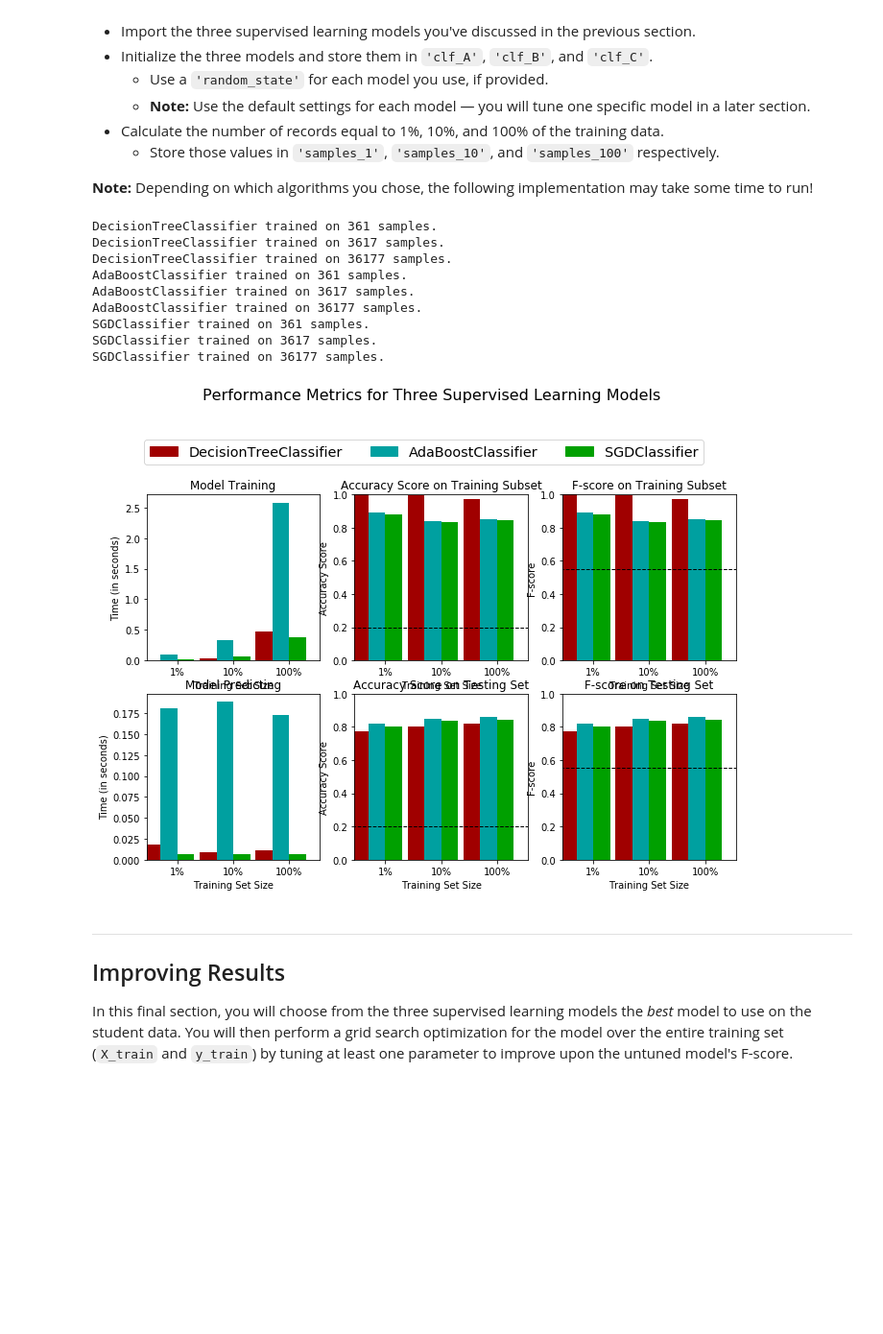
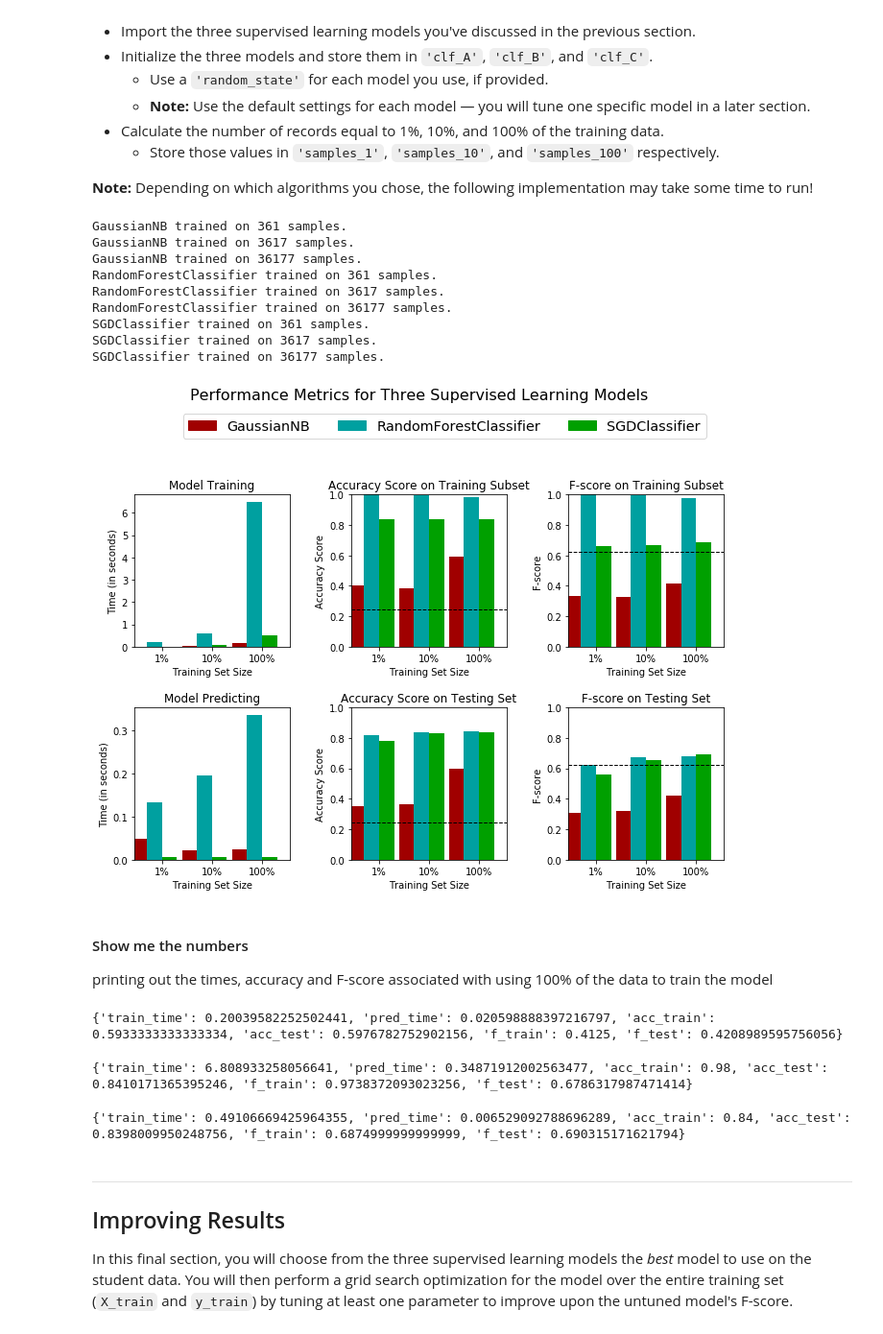
Before and after one commit to scpfoster/ML_Project1_SupervisedLearning, a Jupyter notebook: finding_donors.ipynb, the cells around one changed output. Shown at 96% size. Saved outputs shown, nothing was run; the diff lists cells and outputs as text; code cells hidden in the pictures; blank space fills up the shorter version.

```diff
--- a/finding_donors.ipynb
+++ b/finding_donors.ipynb
@@ -319,12 +319,12 @@ FN = 0 # No predicted negatives in the naive case
 '''
 
 TP = np.sum(income)
-FP = income.count()
+FP = income.count() - TP
 TN = 0
 FN = 0
 
 # TODO: Calculate accuracy, precision and recall
-accuracy = TP/(TP + FP + TN + FN)
+accuracy = (TP + TN)/(TP + FP + TN + FN)
 recall = TP/(TP + FP)
 precision = TP/(TP + FN)
 
@@ -615,10 +629,10 @@ def train_predict(learner, sample_size, X_train, y_train, X_test, y_test):
     results['acc_test'] = accuracy_score(y_test, predictions_test)
 
     # TODO: Compute F-score on the the first 300 training samples using fbeta_score()
-    results['f_train'] = fbeta_score(y_train[:300], predictions_train, beta=0.5, average='micro')
+    results['f_train'] = fbeta_score(y_train[:300], predictions_train, beta=0.5)
 
     # TODO: Compute F-score on the test set which is y_test
-    results['f_test'] = fbeta_score(y_test, predictions_test, beta=0.5, average='micro')
+    results['f_test'] = fbeta_score(y_test, predictions_test, beta=0.5)
 
     # Success
     print("{} trained on {} samples.".format(learner.__class__.__name__, sample_size))
@@ -638,49 +652,65 @@ In the code cell, you will need to implement the following:
 **Note:** Depending on which algorithms you chose, the following implementation may take some time to run!
 # %%
 # TODO: Import the three supervised learning models from sklearn
-from sklearn.tree import DecisionTreeClassifier
-from sklearn.ensemble import AdaBoostClassifier
-from sklearn.linear_model import LogisticRegression
+
+from sklearn.naive_bayes import GaussianNB
+from sklearn.ensemble import RandomForestClassifier
 from sklearn.linear_model import SGDClassifier
 
 # TODO: Initialize the three models
-clf_A = DecisionTreeClassifier()
-clf_B = AdaBoostClassifier()
-#clf_C = LogisticRegression(solver = 'sag')
+
+clf_A = GaussianNB()
+clf_B = RandomForestClassifier()
 clf_C = SGDClassifier()
 
 # TODO: Calculate the number of samples for 1%, 10%, and 100% of the training data
 # HINT: samples_100 is the entire training set i.e. len(y_train)
 # HINT: samples_10 is 10% of samples_100 (ensure to set the count of the values to be `int` and not `float`)
 # HINT: samples_1 is 1% of samples_100 (ensure to set the count of the values to be `int` and not `float`)
 samples_100 = len(y_train.index)
 samples_10 = int(0.1*samples_100)
 samples_1 = int(0.01*samples_100)
 
 # Collect results on the learners
 results = {}
 model_list = [clf_A, clf_B, clf_C]
 #model_list = [clf_C]
 for clf in model_list:
     clf_name = clf.__class__.__name__
     results[clf_name] = {}
     for i, samples in enumerate([samples_1, samples_10, samples_100]):
         results[clf_name][i] = \
         train_predict(clf, samples, X_train, y_train, X_test, y_test)
 
 # Run metrics visualization for the three supervised learning models chosen
 vs.evaluate(results, accuracy, fscore)
 # %% [output]
-DecisionTreeClassifier trained on 361 samples.
-DecisionTreeClassifier trained on 3617 samples.
-DecisionTreeClassifier trained on 36177 samples.
-AdaBoostClassifier trained on 361 samples.
-AdaBoostClassifier trained on 3617 samples.
-AdaBoostClassifier trained on 36177 samples.
+GaussianNB trained on 361 samples.
+GaussianNB trained on 3617 samples.
+GaussianNB trained on 36177 samples.
+RandomForestClassifier trained on 361 samples.
+RandomForestClassifier trained on 3617 samples.
+RandomForestClassifier trained on 36177 samples.
 SGDClassifier trained on 361 samples.
 SGDClassifier trained on 3617 samples.
 SGDClassifier trained on 36177 samples.
-[figure, old version]
+[figure, new version]
+# %% [markdown]
+#### Show me the numbers
+
+printing out the times, accuracy and F-score associated with using 100% of the data to train the model
+# %%
+print(results['GaussianNB'][2])
+# %% [output]
+{'train_time': 0.20039582252502441, 'pred_time': 0.020598888397216797, 'acc_train': 0.5933333333333334, 'acc_test': 0.5976782752902156, 'f_train': 0.4125, 'f_test': 0.4208989595756056}
+# %%
+print(results['RandomForestClassifier'][2])
+# %% [output]
+{'train_time': 6.808933258056641, 'pred_time': 0.34871912002563477, 'acc_train': 0.98, 'acc_test': 0.8410171365395246, 'f_train': 0.9738372093023256, 'f_test': 0.6786317987471414}
+# %%
+print(results['SGDClassifier'][2])
+# %% [output]
+{'train_time': 0.49106669425964355, 'pred_time': 0.006529092788696289, 'acc_train': 0.84, 'acc_test': 0.8398009950248756, 'f_train': 0.6874999999999999, 'f_test': 0.690315171621794}
 # %% [markdown]
 ----
 ## Improving Results
```
Also changed, not shown: parts of 6 cells of this notebook.
